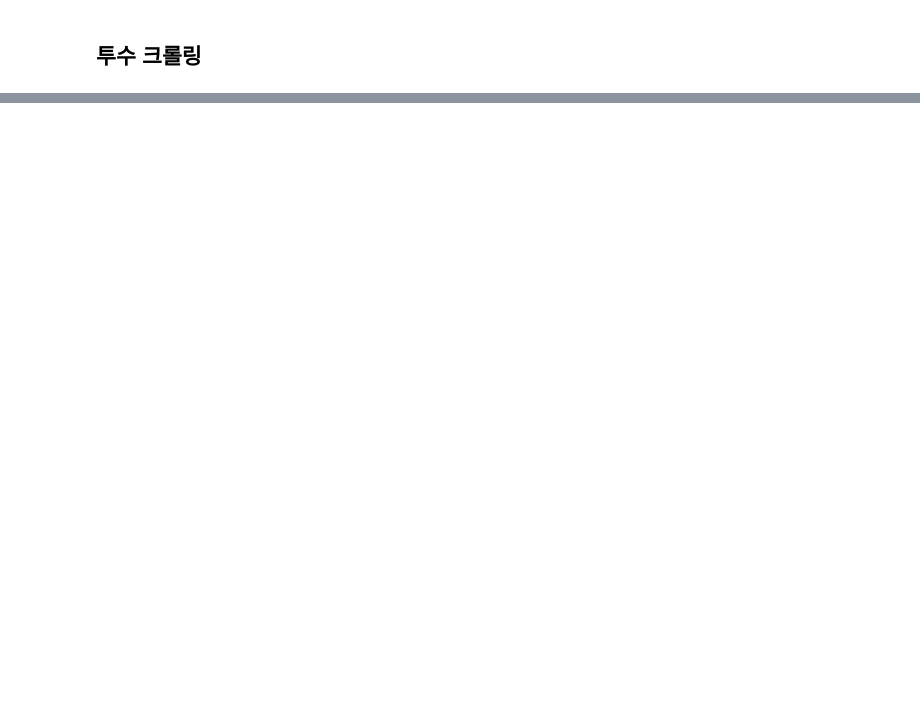
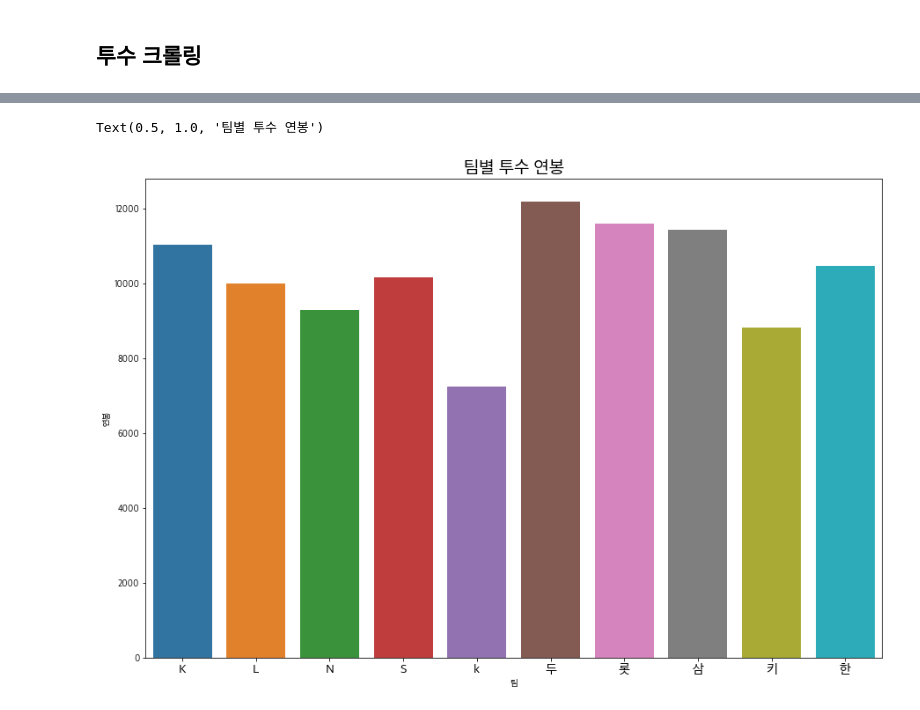
Before and after one commit to YooGunWook/Human_Resource_Data_Analysis, a Jupyter notebook: 인사빅데이터분석법_프로야구 선수 연봉 예측.ipynb, the cells around one changed output, grey strips where cells are left out. Saved outputs shown, nothing was run; the diff lists cells and outputs as text; code cells hidden in the pictures; blank space fills up the shorter version.

```diff
--- a/인사빅데이터분석법_프로야구 선수 연봉 예측.ipynb
+++ b/인사빅데이터분석법_프로야구 선수 연봉 예측.ipynb
@@ -156,0 +700,28 @@ AttributeError: 'int' object has no attribute 'text'
+# %%
+for i,j  in zip(a,b):
+    try:
+        pitcher.loc[(pitcher['이름']==i) & (pitcher['년도'] == j) & (pitcher['연봉'] == 900000),'연봉'] = list(pitcher.loc[(pitcher['이름']==i) & (pitcher['년도'] == j-1),'연봉'])[0]
+    except:
+         pitcher.loc[(pitcher['이름']==i) & (pitcher['년도'] == j) & (pitcher['연봉'] == 900000),'연봉'] = 3000
+# %%
+pitcher.loc[pitcher['연봉'] == 0,'연봉'] = 3000
+# %%
+# 소속팀을 현재 팀에 맞게 설정해준다.
+pitcher.loc[pitcher['팀'] == '현','팀'] = '넥'
+pitcher.loc[pitcher['팀'] == '넥','팀'] = '키'
+pitcher.loc[pitcher['팀'] == '히','팀'] = '키'
+# %%
+연봉_투수 = pitcher.groupby('팀')['연봉'].mean().reset_index()
+# %%
+# 평균 연봉이 가장 높은 팀은?
+
+plt.figure(figsize= (15,10),facecolor = 'white')
+sns.barplot(x= '팀', y = '연봉', data= 연봉_투수)
+plt.xticks(fontsize=15)
+plt.title('팀별 투수 연봉', fontsize= 20)
+
+# font 깨지는 건 나중에.
+# 투수의 경우 기아와 엘지가 많이 높다. 그리고 한화, SK 순이다.
+# %% [output]
+Text(0.5, 1.0, '팀별 투수 연봉')
+[figure, added]
```
Also changed, not shown: parts of 86 cells of this notebook, 7 other files.
